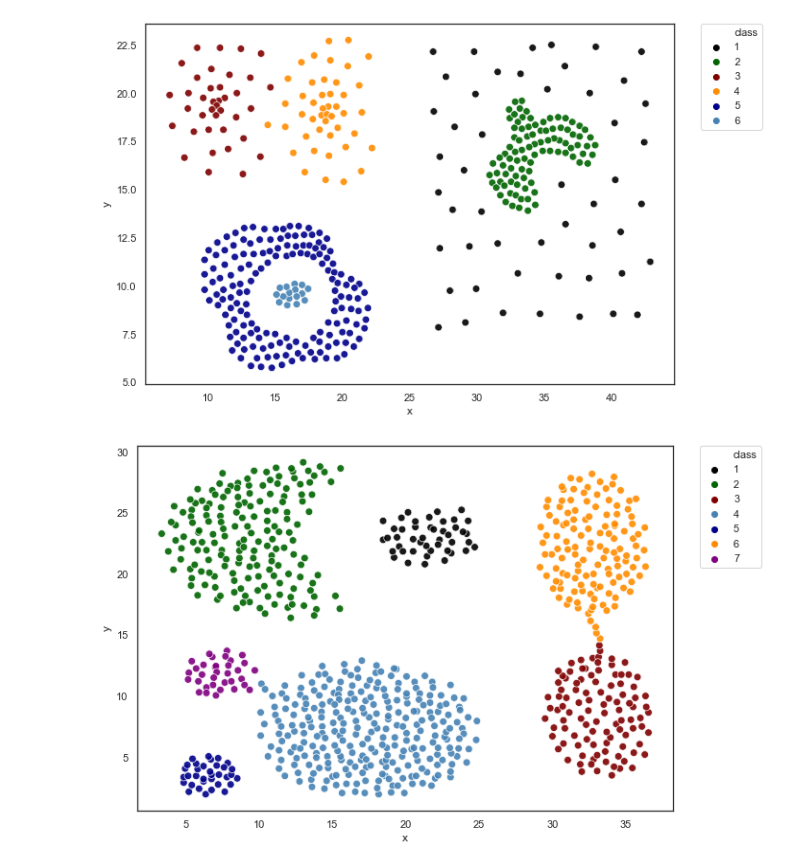
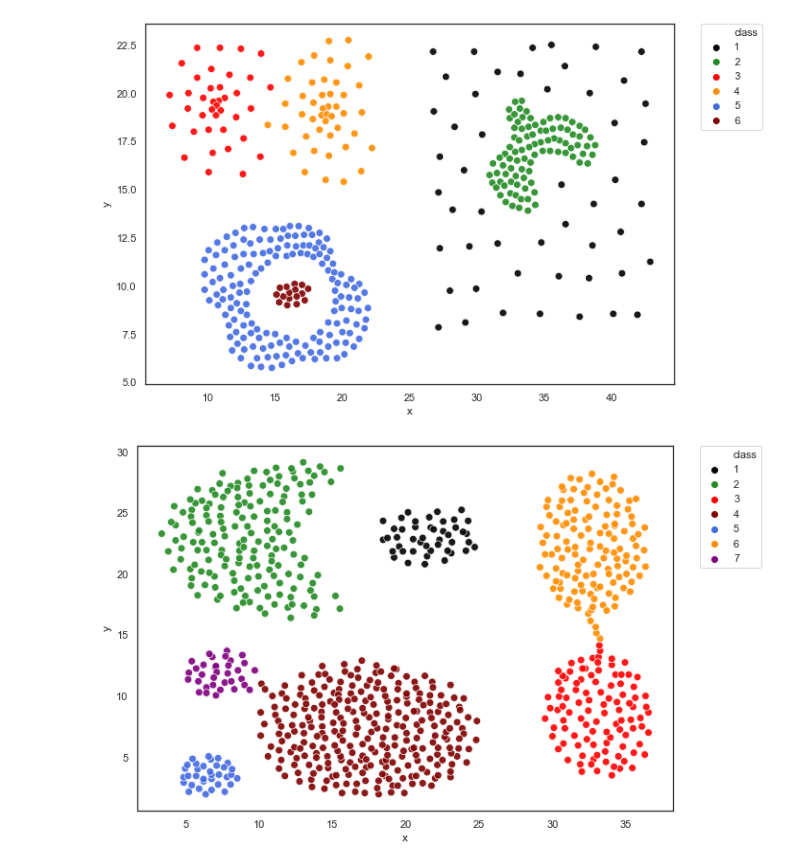
Before and after one commit to bharat-suri/CSE_5243, a Jupyter notebook: Lab-4/lab_4_senthilkumar_16_suri_40.ipynb, the cells around one changed output. Saved outputs shown, nothing was run; the diff lists cells and outputs as text; code cells hidden in the pictures.

Commit message:
Added Lab 4 colors

```diff
--- a/Lab-4/lab_4_senthilkumar_16_suri_40.ipynb
+++ b/Lab-4/lab_4_senthilkumar_16_suri_40.ipynb
@@ -9,9 +9,10 @@ from sklearn.cluster import KMeans, AgglomerativeClustering, DBSCAN
 
 %matplotlib inline
 sns.set(style='white')
-colors = [['black', 'darkgreen', 'maroon', 'darkorange', 'darkblue', 'steelblue'],
-          ['black', 'darkgreen', 'maroon', 'steelblue', 'darkblue', 'darkorange', 'purple'],
-          ['darkgreen', 'maroon', 'darkblue']]
+colors = [['black', 'forestgreen', 'red', 'darkorange', 'royalblue', 'maroon'],
+          ['black', 'forestgreen', 'red', 'maroon', 'royalblue', 'darkorange', 'purple'],
+          ['forestgreen', 'red', 'royalblue']]
+np.random.seed(0)
 # %%
 # Loading the data
 
@@ -29,12 +30,11 @@ dataset_5 = pd.read_csv('data/cluster_ds5.csv',
 # %%
 # Function to plot
 
-def plot_scatter(df, colors):
+def plot_scatter(df, labels, colors, centers=None):
     fig = plt.figure(figsize=[10, 7])
-    s = sns.scatterplot(x='x',
-                        y='y',
-                        data=df,
-                        hue='class',
+    s = sns.scatterplot(x=df['x'],
+                        y=df['y'],
+                        hue=labels,
                         legend='full',
                         palette=colors,
                         s=60,
@@ -45,9 +45,9 @@ def plot_scatter(df, colors):
 # %%
 # Original clusters
 
-plot_scatter(dataset_3, colors[0])
-plot_scatter(dataset_4, colors[1])
-plot_scatter(dataset_5, colors[2])
+plot_scatter(dataset_3[['x', 'y']], dataset_3['class'], colors[0])
+plot_scatter(dataset_4[['x', 'y']], dataset_4['class'], colors[1])
+plot_scatter(dataset_5[['x', 'y']], dataset_5['class'], colors[2])
 # %% [output]
-[figure, old version]
+[figure, new version]
-[figure, old version]
+[figure, new version]
```
Also changed, not shown: parts of 6 cells of this notebook.
